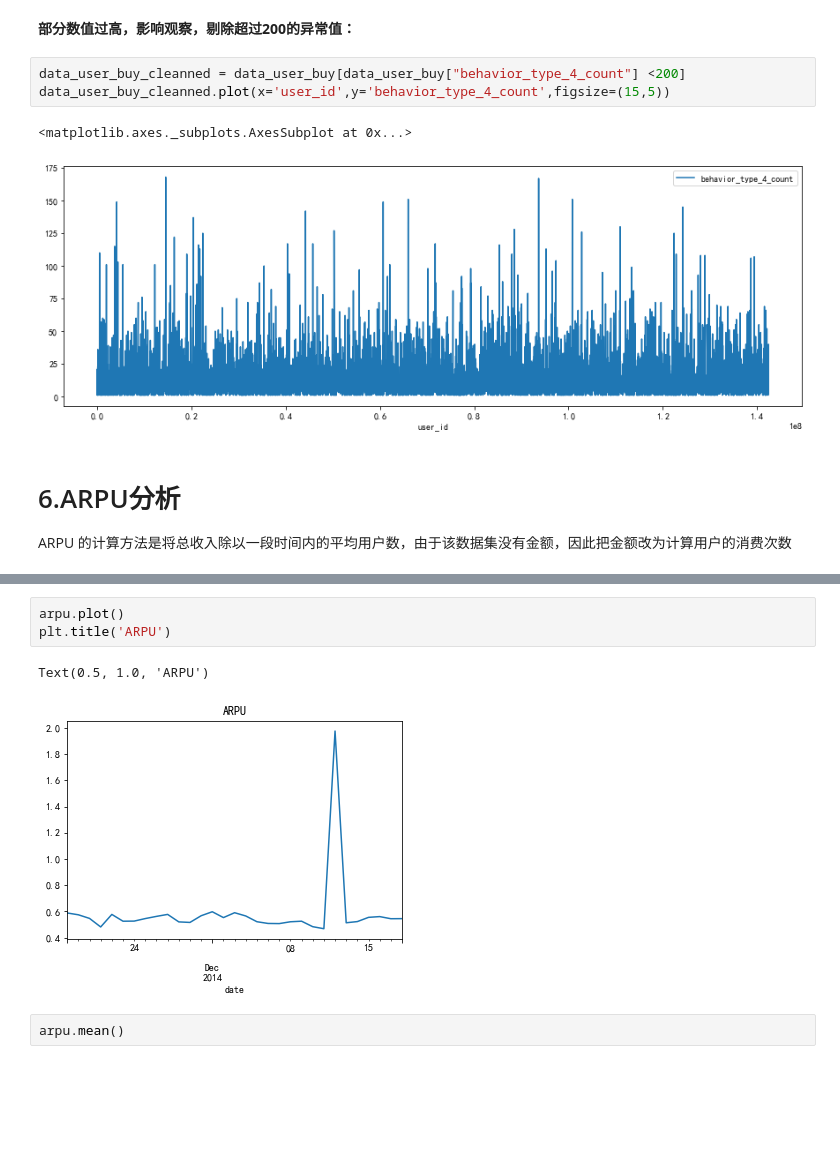
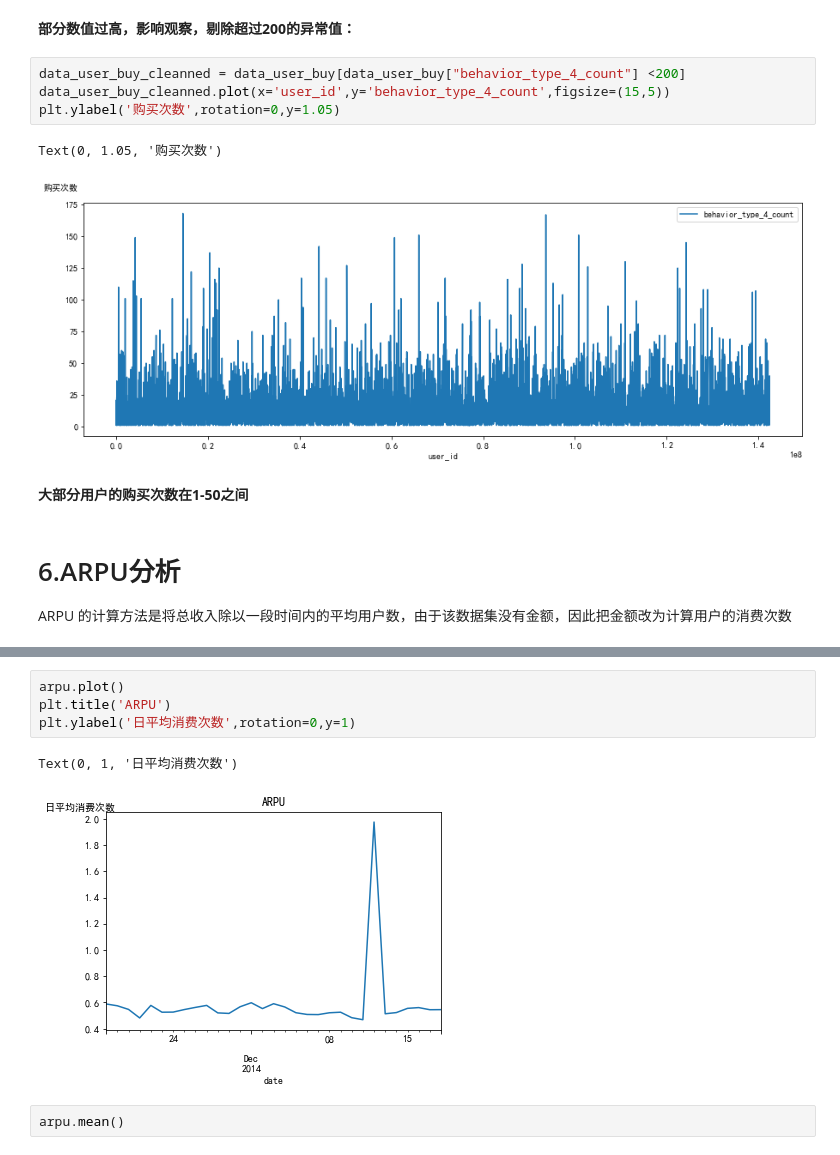
Before and after one commit to Justale111/DA, a Jupyter notebook: TaobaoDA.ipynb, the cells around one changed output, grey strips where cells are left out. Drawn from its saved outputs; the diff is of its cells as text; blank space fills up the shorter version.

```diff
--- a/TaobaoDA.ipynb
+++ b/TaobaoDA.ipynb
@@ -432,9 +432,12 @@ data_user_buy.plot(x='user_id',y='behavior_type_4_count')
 # %%
 data_user_buy_cleanned = data_user_buy[data_user_buy["behavior_type_4_count"] <200]
 data_user_buy_cleanned.plot(x='user_id',y='behavior_type_4_count',figsize=(15,5))
+plt.ylabel('购买次数',rotation=0,y=1.05)
 # %% [output]
-<matplotlib.axes._subplots.AxesSubplot at 0x...>
+Text(0, 1.05, '购买次数')
-[figure, old version]
+[figure, new version]
+# %% [markdown]
+**大部分用户的购买次数在1-50之间**
 # %% [markdown]
 # 6.ARPU分析
 ARPU 的计算方法是将总收入除以一段时间内的平均用户数，由于该数据集没有金额，因此把金额改为计算用户的消费次数
@@ -468,9 +471,10 @@ dtype: float64
 # %%
 arpu.plot()
 plt.title('ARPU')
+plt.ylabel('日平均消费次数',rotation=0,y=1)
 # %% [output]
-Text(0.5, 1.0, 'ARPU')
+Text(0, 1, '日平均消费次数')
-[figure, old version]
+[figure, new version]
 # %%
 arpu.mean()
 # %% [output]
```
Also changed, not shown: parts of 14 cells of this notebook.
